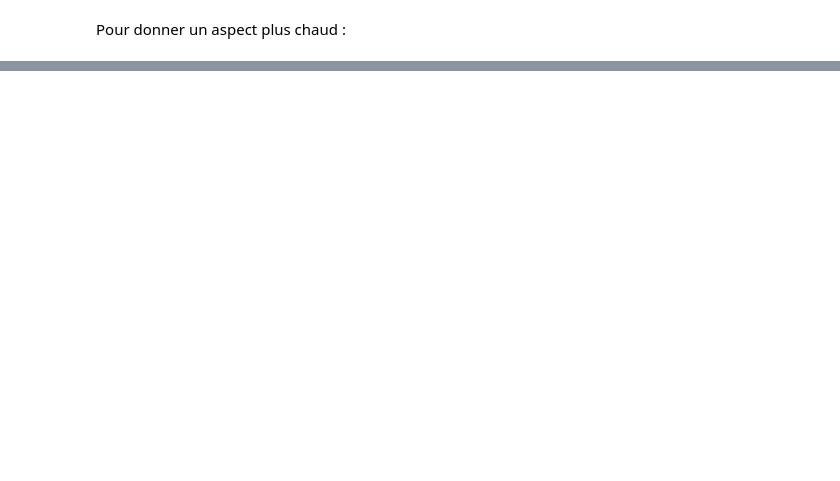
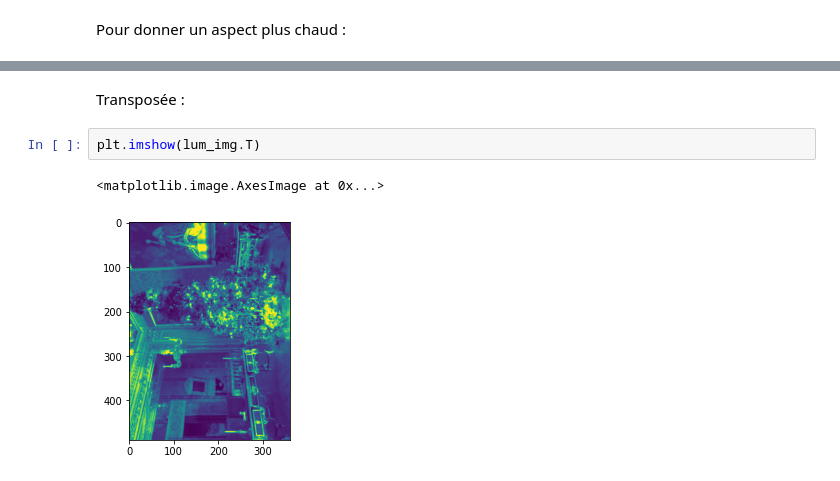
Before and after one commit to loic-yvonnet/algo-appliquee, a Jupyter notebook: cours/10-python-avance/work-assignment-21.ipynb, the cells around one changed output, grey strips where cells are left out. Saved outputs shown, nothing was run; the diff lists cells and outputs as text; blank space fills up the shorter version.

```diff
--- a/cours/10-python-avance/work-assignment-21.ipynb
+++ b/cours/10-python-avance/work-assignment-21.ipynb
@@ -321,0 +331,7 @@ plt.colorbar()
+# %% [markdown]
+Transposée :
+# %%
+plt.imshow(lum_img.T)
+# %% [output]
+<matplotlib.image.AxesImage at 0x...>
+[figure, added]
```
Also changed, not shown: parts of 7 cells of this notebook.
